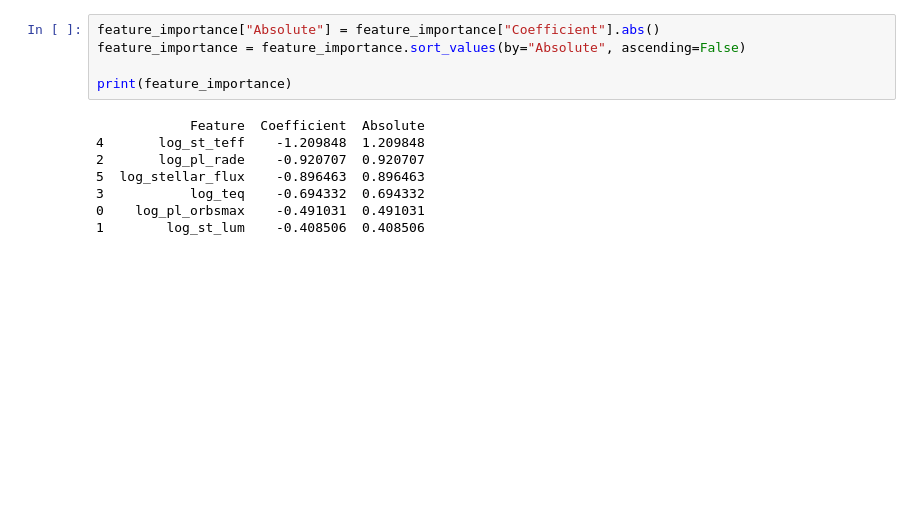
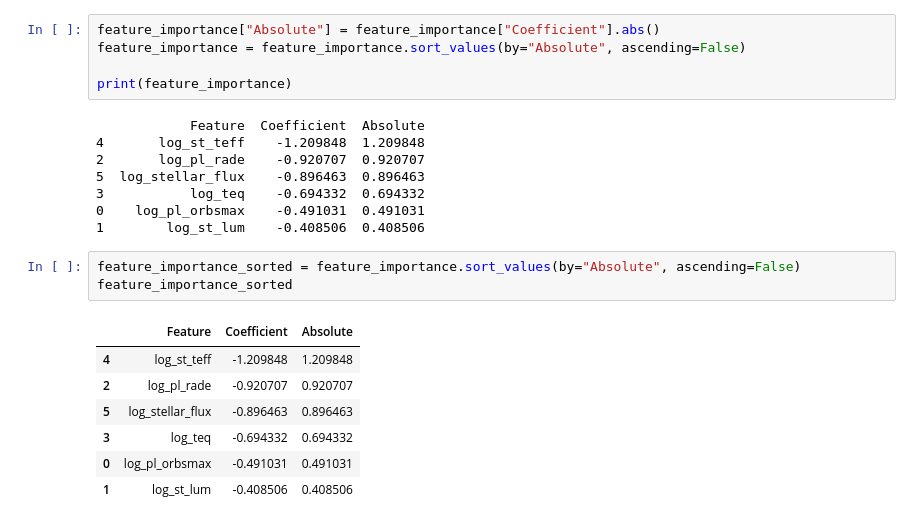
Before and after one commit to Samyukthaa-GR/exoplanet-habitability-project, a Jupyter notebook: notebooks/09_model_tuning_and_explainability.ipynb, the cells around one changed output. Saved outputs shown, nothing was run; the diff lists cells and outputs as text; blank space fills up the shorter version.

```diff
--- a/notebooks/09_model_tuning_and_explainability.ipynb
+++ b/notebooks/09_model_tuning_and_explainability.ipynb
@@ -206,3 +206,14 @@ print(feature_importance)
 3           log_teq    -0.694332  0.694332
 0    log_pl_orbsmax    -0.491031  0.491031
 1        log_st_lum    -0.408506  0.408506
+# %%
+feature_importance_sorted = feature_importance.sort_values(by="Absolute", ascending=False)
+feature_importance_sorted
+# %% [output]
+|  | Feature | Coefficient | Absolute |
+| 4 | log_st_teff | -1.209848 | 1.209848 |
+| 2 | log_pl_rade | -0.920707 | 0.920707 |
+| 5 | log_stellar_flux | -0.896463 | 0.896463 |
+| 3 | log_teq | -0.694332 | 0.694332 |
+| 0 | log_pl_orbsmax | -0.491031 | 0.491031 |
+| 1 | log_st_lum | -0.408506 | 0.408506 |
```
Also changed, not shown: parts of 7 cells of this notebook.
